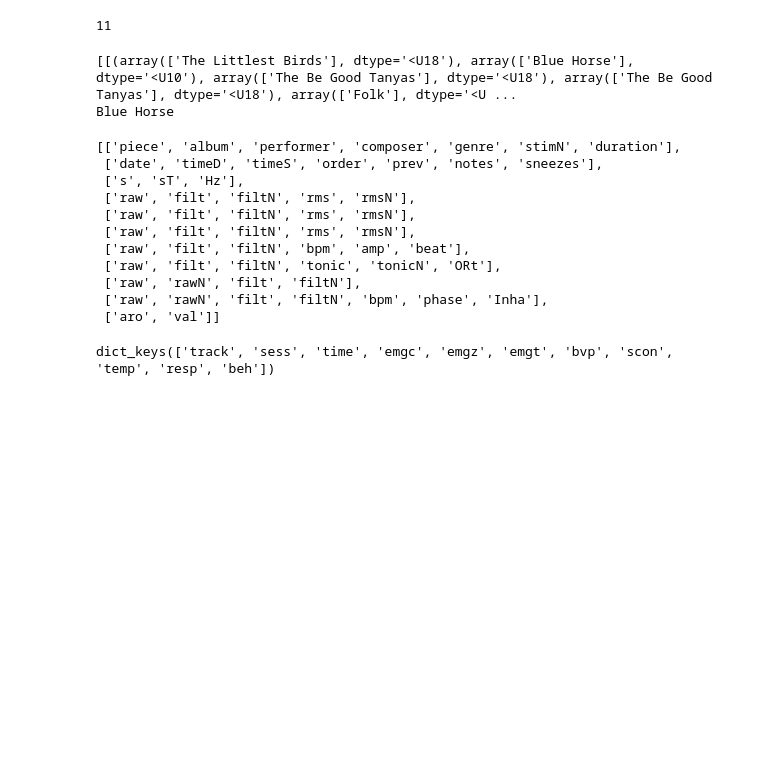
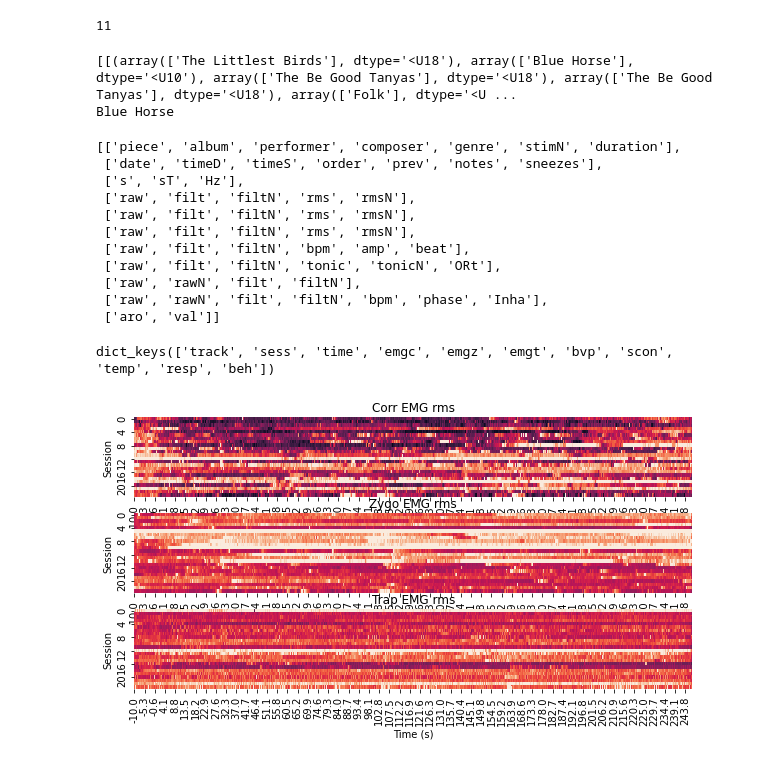
Before and after one commit to finn42/ActivityAnalysis_PythonConversion, a Jupyter notebook: LocalActivityTest_demo.ipynb, the cells around one changed output. Cells and saved outputs as stored; diff of their text form; code cells hidden in the pictures; blank space fills up the shorter version.

```diff
--- a/LocalActivityTest_demo.ipynb
+++ b/LocalActivityTest_demo.ipynb
@@ -126,7 +126,7 @@ for i in range(len(structNames)):
         det = det[0]
     bit[structNames[i]] = det
 SRP[Levels[md]]=bit
-
+SRP['time']['s'] = np.round(SRP['time']['s'],2)
 
 for md in range(3,11):
     bit = {}
@@ -144,3 +144,32 @@ for md in range(3,11):
 SRP.keys()
 # %% [output]
 dict_keys(['track', 'sess', 'time', 'emgc', 'emgz', 'emgt', 'bvp', 'scon', 'temp', 'resp', 'beh'])
+# %%
+bio = SRP['emgc']['rms']
+kstep = 10
+substep = np.arange(0,len(bio['D']),kstep)
+Np = 24
+
+fig = plt.figure(figsize=(10,5))
+ax = fig.add_subplot(311)
+bio = SRP['emgc']['rms']
+bio['D']
+sns.heatmap(bio['D'].iloc[substep].transpose(),ax=ax,cbar=False, vmin=0, vmax=4)#, cmap="YlGnBu")
+plt.title(bio['T'])
+plt.ylabel('Session')
+
+ax = fig.add_subplot(312)
+bio = SRP['emgz']['rms']
+sns.heatmap(bio['D'].iloc[substep].transpose(),ax=ax,cbar=False,vmin=0, vmax=4)#, cmap="YlGnBu")
+plt.title(bio['T'])
+plt.ylabel('Session')
+
+ax = fig.add_subplot(313)
+bio = SRP['emgt']['rms']
+sns.heatmap(bio['D'].iloc[substep].transpose(),ax=ax,cbar=False,vmin=0, vmax=8)#, cmap="YlGnBu")
+plt.title(bio['T'])
+plt.ylabel('Session')
+plt.xlabel('Time (s)')
+plt.show()
+# %% [output]
+[figure, added]
```
